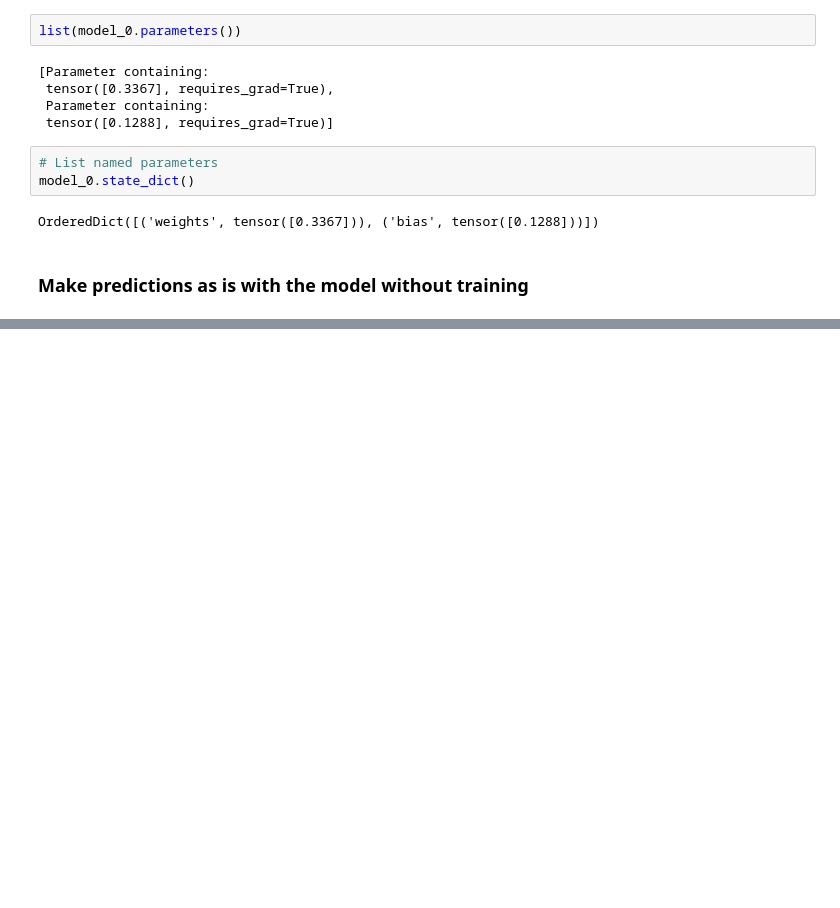
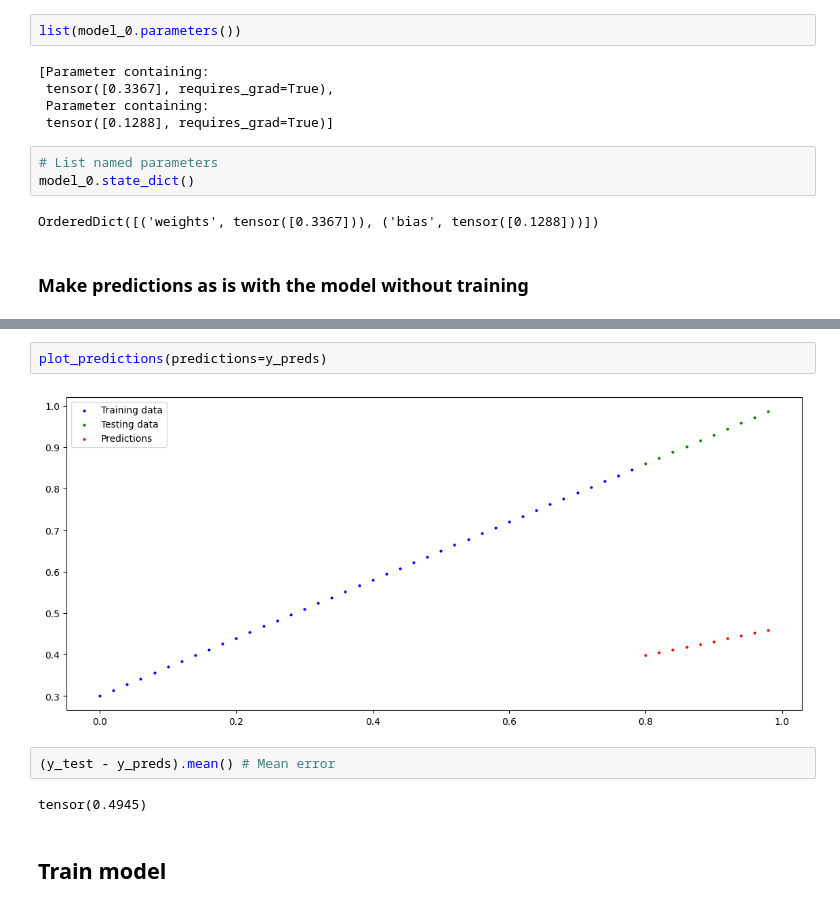
Before and after one commit to Maniacravi/MXC_DeepLearning, a Jupyter notebook: 01_pytorch_workflow_mani.ipynb, the cells around one changed output, grey strips where cells are left out. Saved outputs shown, nothing was run; the diff lists cells and outputs as text; blank space fills up the shorter version.

```diff
--- a/01_pytorch_workflow_mani.ipynb
+++ b/01_pytorch_workflow_mani.ipynb
@@ -203,0 +224,10 @@ NotImplementedError: Module [LinearRegressionModel] is missing the required "for
+# %%
+plot_predictions(predictions=y_preds)
+# %% [output]
+[figure, added]
+# %%
+(y_test - y_preds).mean() # Mean error
+# %% [output]
+tensor(0.4945)
+# %% [markdown]
+## Train model
```
Also changed, not shown: parts of 8 cells of this notebook.
